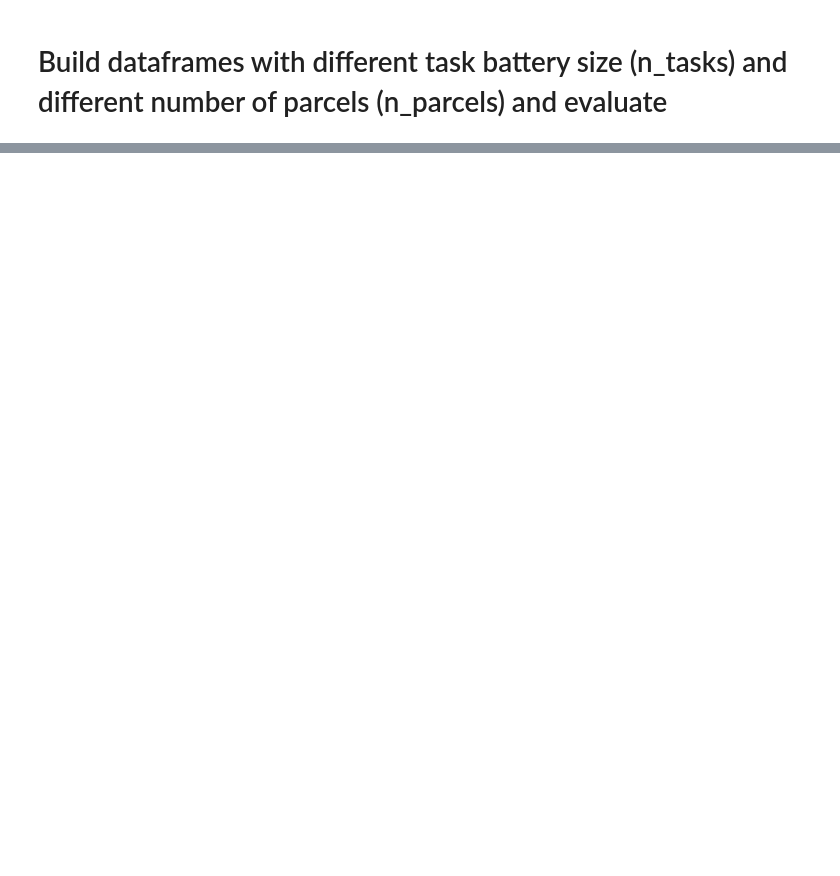
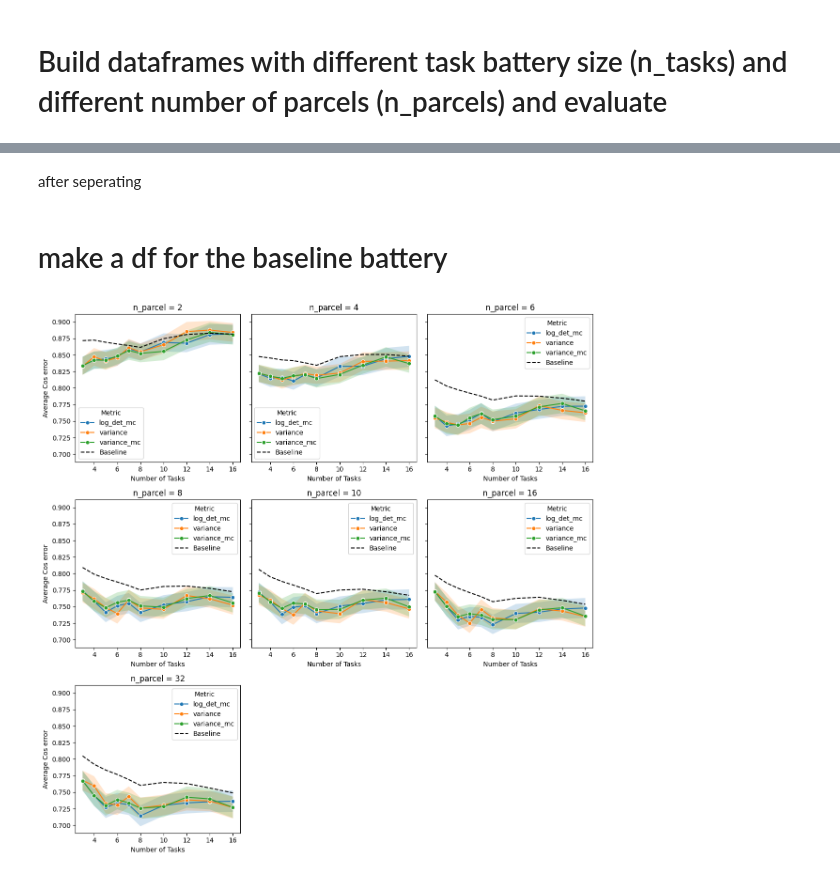
Before and after one commit to DiedrichsenLab/OptimalBattery, a Jupyter notebook: notebooks/6.real_eval_multi_cereb.ipynb, the cells around one changed output, grey strips where cells are left out. Saved outputs shown, nothing was run; the diff lists cells and outputs as text; code cells hidden in the pictures; blank space fills up the shorter version.

```diff
--- a/notebooks/6.real_eval_multi_cereb.ipynb
+++ b/notebooks/6.real_eval_multi_cereb.ipynb
@@ -91 +108,3 @@ plt.imshow(G_Lib)
+# %%
+condition_df= ut.get_condition_indices(info_mdtb_1_run)
 # %%
@@ -249,0 +184,8 @@ plt.show()
+# %%
+n_proposal_sets = 100
+metrics = ["variance", "variance_mc", "log_det_mc"] # Metrics to evaluate
+
+
+# Get unique values of n_parcel and n_task from the results dataframe
+unique_n_parcel = results_df["n_parcel"].unique()
+unique_n_task = results_df["n_task"].unique()
@@ -249,0 +240,2 @@ plt.show()
+# %% [markdown]
+after seperating
@@ -249,0 +274,51 @@ plt.show()
+# %% [markdown]
+# make a df for the baseline battery
+# %%
+baseline_df = results_df.copy()
+if isinstance(baseline_df["cos_subjects"].iloc[0], str):
+    baseline_df["cos_subjects"] = baseline_df["cos_subjects"].apply(eval)
+baseline_df = baseline_df.explode("cos_subjects")
+baseline_df["cos_subjects"] = baseline_df["cos_subjects"].astype(float)
+
+baseline_aggregated_df = baseline_df.groupby(["n_parcel", "n_task"], as_index=False).agg(
+    cos_mean=("cos_subjects", "mean")
+)
+# %%
+num_plots = len(unique_n_parcel)
+n_cols = int(np.ceil(np.sqrt(num_plots)))
+n_rows = int(np.ceil(num_plots / n_cols))
+
+fig, axes = plt.subplots(n_rows, n_cols, figsize=(4 * n_cols, 4 * n_rows), sharex=False, sharey=True)
+axes = np.array(axes).flatten()
+
+for ax, n_parcel in zip(axes, unique_n_parcel):
+    df_plot = aggregated_results_df[aggregated_results_df["n_parcel"] == n_parcel]
+    sns.lineplot(
+        data=df_plot, x="n_task", y="cos_mean", hue="metric", ax=ax, marker="o"
+    )
+
+    for metric in df_plot["metric"].unique():
+        metric_data = df_plot[df_plot["metric"] == metric]
+        ax.fill_between(metric_data["n_task"],
+                        metric_data["cos_mean"] - metric_data["cos_sem"],
+                        metric_data["cos_mean"] + metric_data["cos_sem"],
+                        alpha=0.2)
+
+    # Plot the baseline for this n_parcel
+    baseline_data = baseline_aggregated_df[baseline_aggregated_df["n_parcel"] == n_parcel]
+    sns.lineplot(
+        data=baseline_data, x="n_task", y="cos_mean", ax=ax, color="black", linestyle="dashed", label="Baseline"
+    )
+    ax.set_title(f"n_parcel = {n_parcel}")
+    ax.set_xlabel("Number of Tasks")
+    ax.set_ylabel("Average Cos error")
+    ax.legend(title="Metric")
+
+# Hide unused subplots
+for i in range(num_plots, len(axes)):
+    fig.delaxes(axes[i])
+
+plt.tight_layout()
+plt.show()
+# %% [output]
+[figure, added]
```
Also changed, not shown: parts of 16 cells of this notebook, 12 other files.
